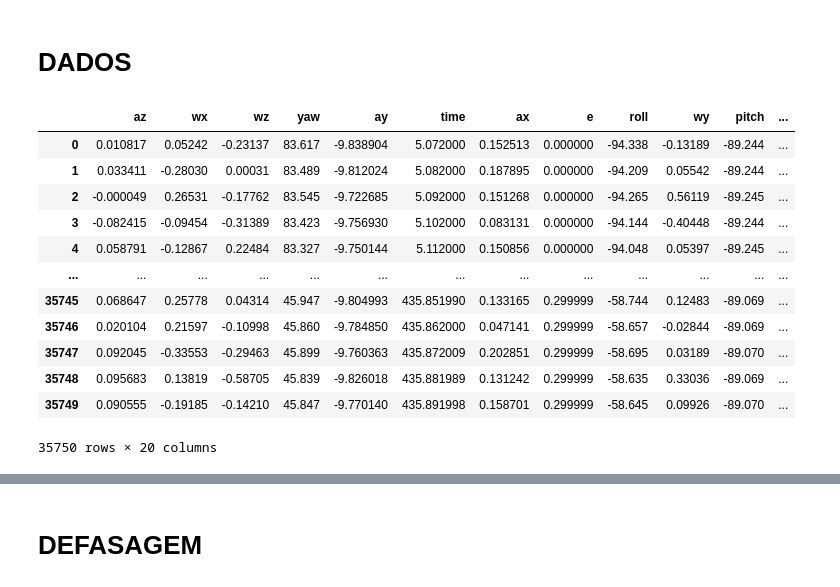
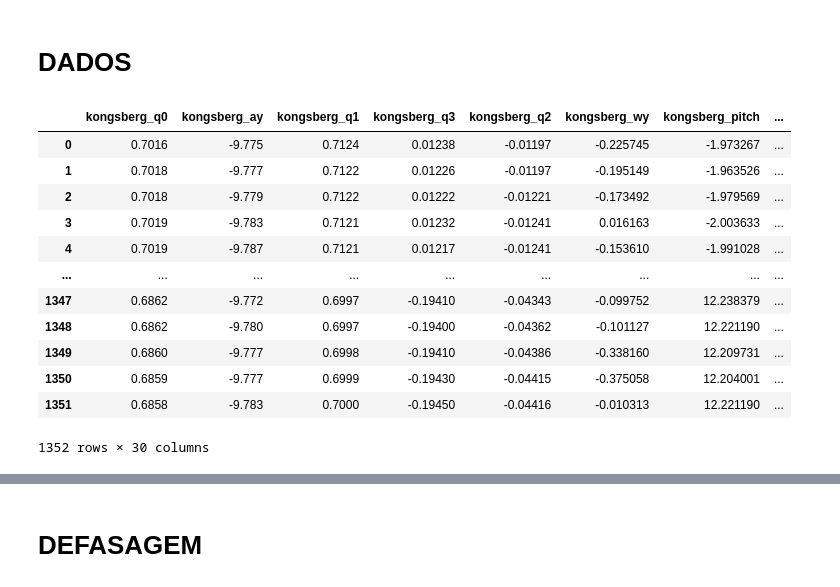
Before and after one commit to KlaussMarchi/MRU, a Jupyter notebook: Calibration/Analysis.ipynb, the cells around one changed output, grey strips where cells are left out. Saved outputs shown, nothing was run; the diff lists cells and outputs as text; code cells hidden in the pictures.

```diff
--- a/Calibration/Analysis.ipynb
+++ b/Calibration/Analysis.ipynb
@@ -14,20 +14,21 @@ VIEW_LIMITS = (0.5, 0.7)
 # %% [markdown]
 # DADOS
 # %%
-df = pd.read_csv('files/pitch_cal.csv')
+df = pd.read_csv('files/DataBase.csv')
+df.loc[:, 'time'] = df.time - df.time.values[0]
 df
 # %% [output]
-|  | az | wx | wz | yaw | ay | time | ax | e | roll | wy | pitch | ... |
-| 0 | 0.010817 | 0.05242 | -0.23137 | 83.617 | -9.838904 | 5.072000 | 0.152513 | 0.000000 | -94.338 | -0.13189 | -89.244 | ... |
-| 1 | 0.033411 | -0.28030 | 0.00031 | 83.489 | -9.812024 | 5.082000 | 0.187895 | 0.000000 | -94.209 | 0.05542 | -89.244 | ... |
-| 2 | -0.000049 | 0.26531 | -0.17762 | 83.545 | -9.722685 | 5.092000 | 0.151268 | 0.000000 | -94.265 | 0.56119 | -89.245 | ... |
-| 3 | -0.082415 | -0.09454 | -0.31389 | 83.423 | -9.756930 | 5.102000 | 0.083131 | 0.000000 | -94.144 | -0.40448 | -89.244 | ... |
-| 4 | 0.058791 | -0.12867 | 0.22484 | 83.327 | -9.750144 | 5.112000 | 0.150856 | 0.000000 | -94.048 | 0.05397 | -89.245 | ... |
-| ... | ... | ... | ... | ... | ... | ... | ... | ... | ... | ... | ... | ... |
-| 35745 | 0.068647 | 0.25778 | 0.04314 | 45.947 | -9.804993 | 435.851990 | 0.133165 | 0.299999 | -58.744 | 0.12483 | -89.069 | ... |
-| 35746 | 0.020104 | 0.21597 | -0.10998 | 45.860 | -9.784850 | 435.862000 | 0.047141 | 0.299999 | -58.657 | -0.02844 | -89.069 | ... |
-| 35747 | 0.092045 | -0.33553 | -0.29463 | 45.899 | -9.760363 | 435.872009 | 0.202851 | 0.299999 | -58.695 | 0.03189 | -89.070 | ... |
-| 35748 | 0.095683 | 0.13819 | -0.58705 | 45.839 | -9.826018 | 435.881989 | 0.131242 | 0.299999 | -58.635 | 0.33036 | -89.069 | ... |
-| 35749 | 0.090555 | -0.19185 | -0.14210 | 45.847 | -9.770140 | 435.891998 | 0.158701 | 0.299999 | -58.645 | 0.09926 | -89.070 | ... |
+|  | kongsberg_q0 | kongsberg_ay | kongsberg_q1 | kongsberg_q3 | kongsberg_q2 | kongsberg_wy | kongsberg_pitch | ... |
+| 0 | 0.7016 | -9.775 | 0.7124 | 0.01238 | -0.01197 | -0.225745 | -1.973267 | ... |
+| 1 | 0.7018 | -9.777 | 0.7122 | 0.01226 | -0.01197 | -0.195149 | -1.963526 | ... |
+| 2 | 0.7018 | -9.779 | 0.7122 | 0.01222 | -0.01221 | -0.173492 | -1.979569 | ... |
+| 3 | 0.7019 | -9.783 | 0.7121 | 0.01232 | -0.01241 | 0.016163 | -2.003633 | ... |
+| 4 | 0.7019 | -9.787 | 0.7121 | 0.01217 | -0.01241 | -0.153610 | -1.991028 | ... |
+| ... | ... | ... | ... | ... | ... | ... | ... | ... |
+| 1347 | 0.6862 | -9.772 | 0.6997 | -0.19410 | -0.04343 | -0.099752 | 12.238379 | ... |
+| 1348 | 0.6862 | -9.780 | 0.6997 | -0.19400 | -0.04362 | -0.101127 | 12.221190 | ... |
+| 1349 | 0.6860 | -9.777 | 0.6998 | -0.19410 | -0.04386 | -0.338160 | 12.209731 | ... |
+| 1350 | 0.6859 | -9.777 | 0.6999 | -0.19430 | -0.04415 | -0.375058 | 12.204001 | ... |
+| 1351 | 0.6858 | -9.783 | 0.7000 | -0.19450 | -0.04416 | -0.010313 | 12.221190 | ... |
-35750 rows × 20 columns
+1352 rows × 30 columns
 # %%
```
Also changed, not shown: parts of 14 cells of this notebook, 26 other files.
